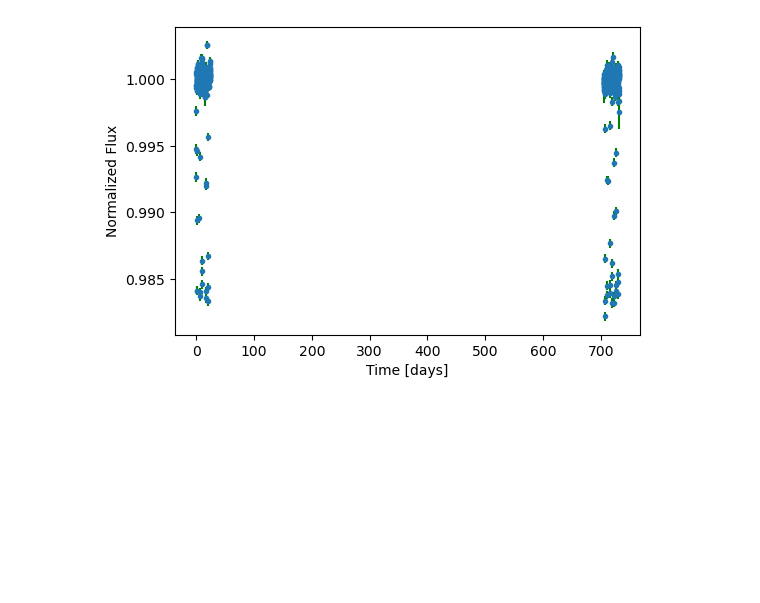
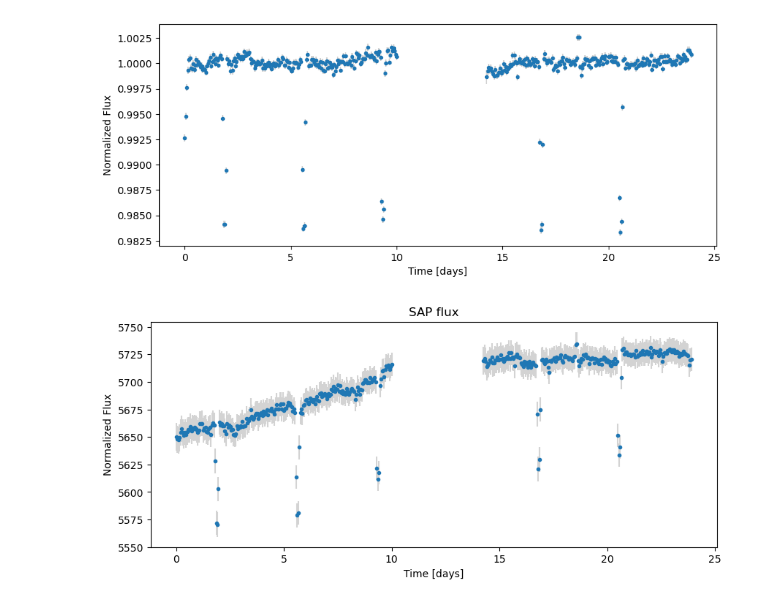
Before and after one commit to hrwakeford/MSci2022_TESS, a Jupyter notebook: WASP_17b/WASP_17b.ipynb, the cells around one changed output. Drawn from its saved outputs; the diff is of its cells as text; code cells hidden in the pictures; blank space fills up the shorter version.

```diff
--- a/WASP_17b/WASP_17b.ipynb
+++ b/WASP_17b/WASP_17b.ipynb
@@ -8,6 +10,8 @@ search_result = lk.search_lightcurve(
         target=TIC,
         mission='TESS', author='SPOC')
 lc_collection = search_result.download_all()
-lc = lc_collection.stitch(corrector_func=lambda x: x.
-                          remove_nans().normalize(unit='unscaled'))
+# lc = lc_collection.stitch(corrector_func=lambda x: x.
+#                           remove_nans().normalize(unit='unscaled'))
+lc = lc_collection[0]
+lc = lc.normalize()
 lc = lc.remove_outliers(sigma=10)
@@ -14,14 +41,24 @@ lc = lc.remove_outliers(sigma=10)
 # %%
-
-
 fig = plt.figure(figsize=(10,4))
 
-# plt.errorbar(lc.time.mjd-lc.time[0].mjd, lc.flux, lc.flux_err, fmt='.', ecolor='LightGrey')
 lc_bin = lc.bin(time_bin_size = 0.05) # Default time is in days
-plt.errorbar(lc_bin.time.mjd-lc_bin.time[0].mjd, lc_bin.flux, lc_bin.flux_err, fmt='.', ecolor='green')
+plt.errorbar(lc_bin.time.mjd-lc_bin.time[0].mjd, lc_bin.flux, lc_bin.flux_err, fmt='.', ecolor='LightGrey')
 
+plt.title("")
 plt.xlabel('Time [days]')
 plt.ylabel('Normalized Flux')
 plt.show()
 # %% [output]
-[figure, old version]
+[figure, new version]
+# %%
+fig = plt.figure(figsize=(10,4))
+
+lc_bin = lc.bin(time_bin_size = 0.05) # Default time is in days
+plt.errorbar(lc_bin.time.mjd-lc_bin.time[0].mjd, lc_bin.sap_flux, lc_bin.sap_flux_err, fmt='.', ecolor='LightGrey')
+
+plt.title("SAP flux")
+plt.xlabel('Time [days]')
+plt.ylabel('Normalized Flux')
+plt.show()
+# %% [output]
+[figure, added]
```
Also changed, not shown: parts of 4 cells of this notebook.
